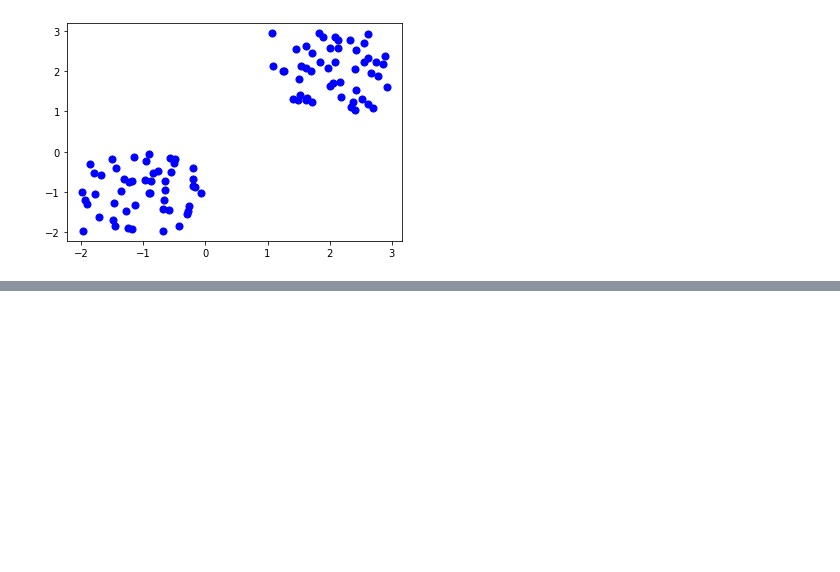
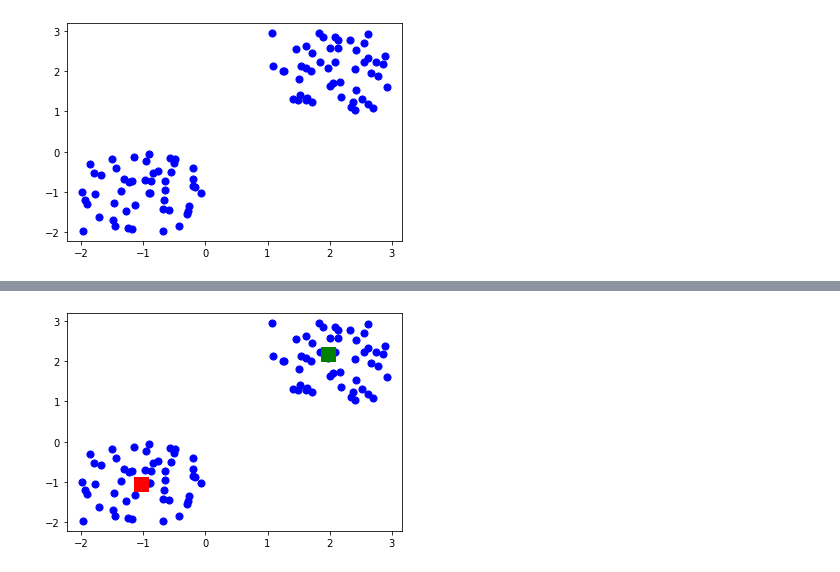
Before and after one commit to Hubhubhob/Hacktiv8, a Jupyter notebook: Hacktiv8-Sesi14/Sesi14.ipynb, the cells around one changed output, grey strips where cells are left out. Saved outputs shown, nothing was run; the diff lists cells and outputs as text; code cells hidden in the pictures; blank space fills up the shorter version.

```diff
--- a/Hacktiv8-Sesi14/Sesi14.ipynb
+++ b/Hacktiv8-Sesi14/Sesi14.ipynb
@@ -163,0 +191,7 @@ plt.show()
+# %%
+plt.scatter(X[ : , 0], X[ :, 1], s = 50, c = 'b')
+plt.scatter(1.97250897,  2.16615318, s=200, c='g', marker='s')
+plt.scatter(-1.03832464, -1.04594823, s=200, c='r', marker='s')
+plt.show()
+# %% [output]
+[figure, added]
```
Also changed, not shown: parts of 11 cells of this notebook.
